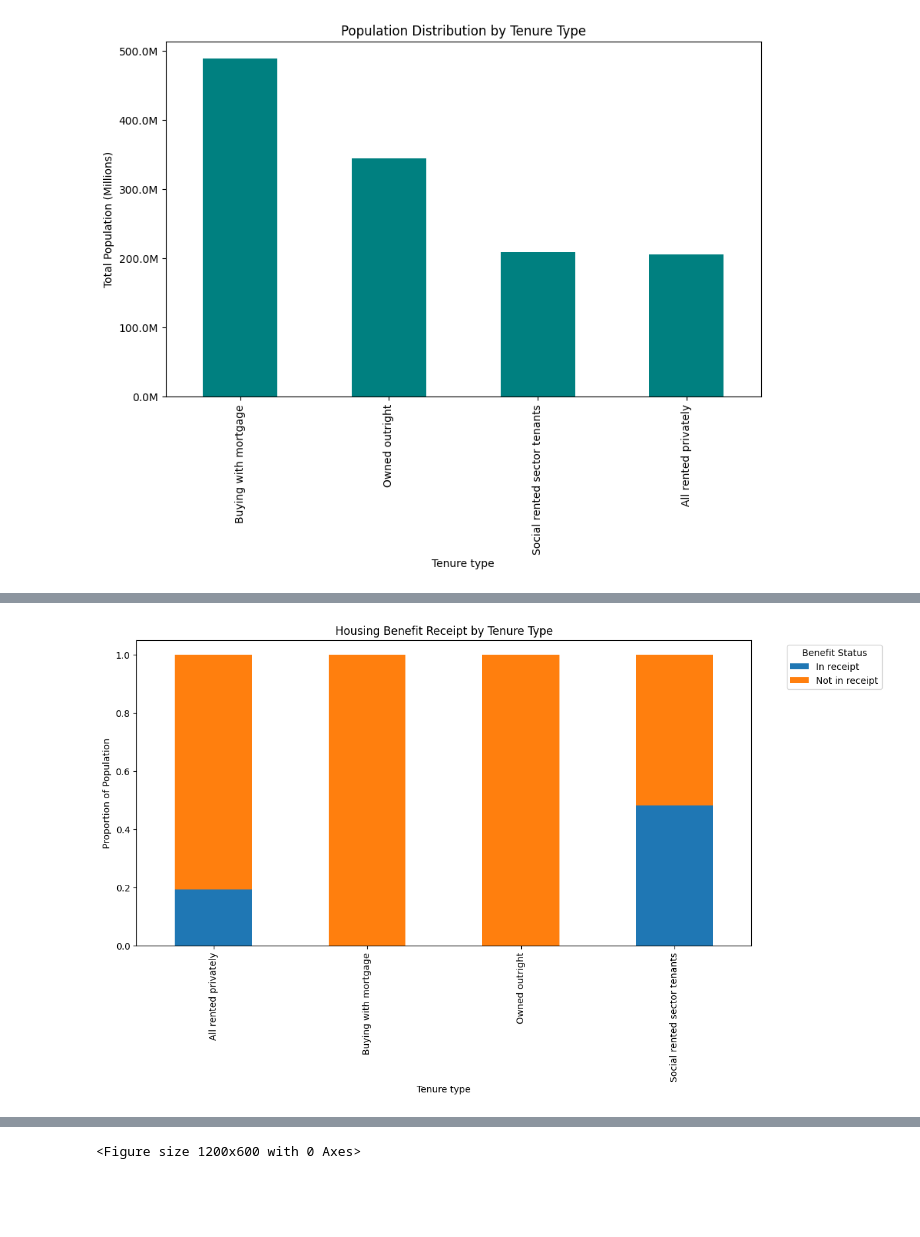
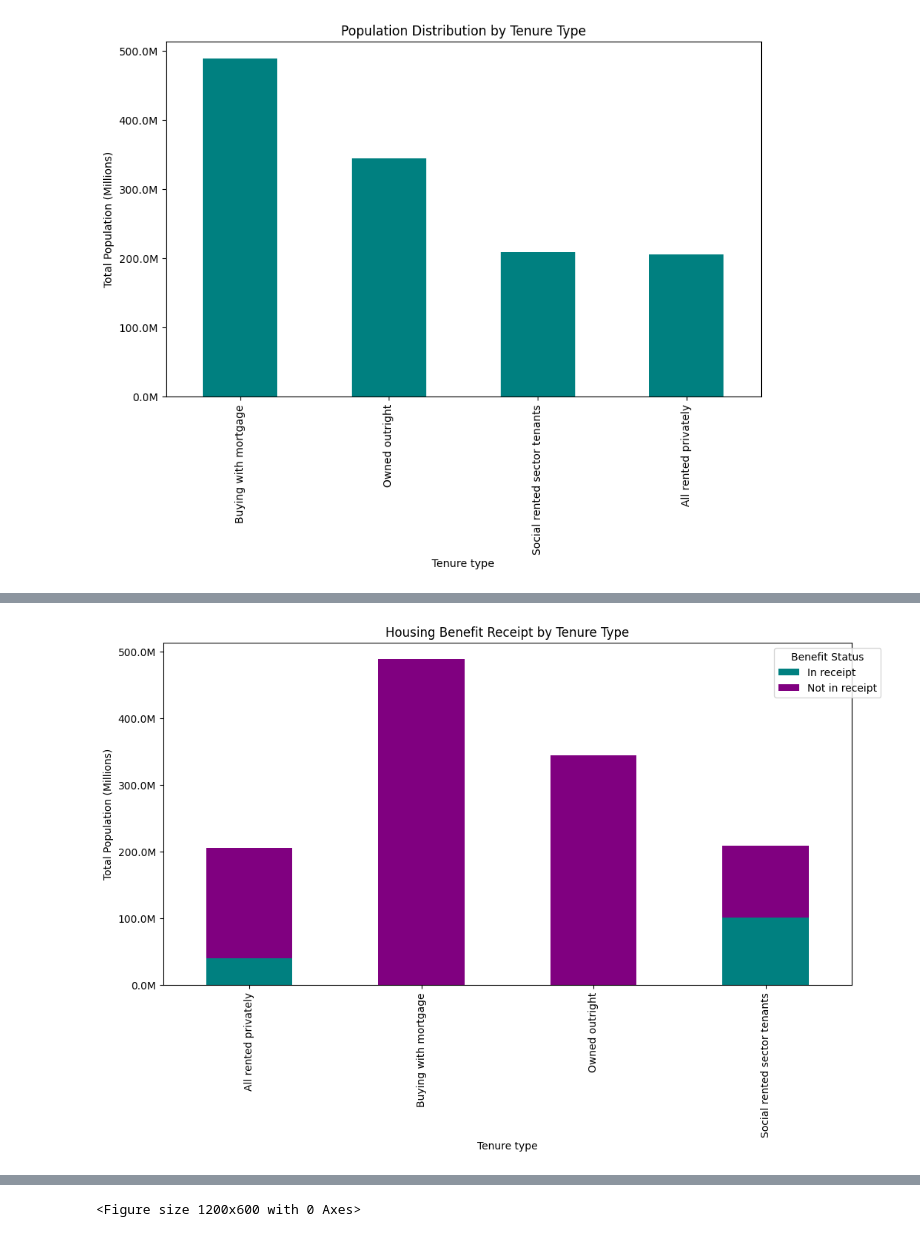
Before and after one commit to DhammikePremachandra/Housing_Tenure_and_Poverty, a Jupyter notebook: Tenure_and_Poverty.ipynb, the cells around one changed output, grey strips where cells are left out. Cells and saved outputs as stored; diff of their text form; code cells hidden in the pictures; blank space fills up the shorter version.

Commit message:
Analysed how does housing cost and tenure type push people into poverty

```diff
--- a/Tenure_and_Poverty.ipynb
+++ b/Tenure_and_Poverty.ipynb
@@ -404,17 +485,20 @@ plt.show()
 # %%
-# Housing Benefit Analysis.
+# Exploring Housing Benefit.
 benefit_analysis = df.pivot_table(
     index='Tenure type',
     columns='Housing benefit',
     values='Total population',
     aggfunc='sum'
-).apply(lambda x: x/x.sum(), axis=1)
+)
 
-benefit_analysis.plot(kind='bar', stacked=True, figsize=(12,6))
+# Plotting the stacked bar chart.
+benefit_analysis.plot(kind='bar', stacked=True, figsize=(12,6), color=['teal', 'purple'])
 plt.title('Housing Benefit Receipt by Tenure Type')
-plt.ylabel('Proportion of Population')
+plt.ylabel('Total Population (Millions)')
 plt.legend(title='Benefit Status', bbox_to_anchor=(1.05, 1))
+plt.gca().yaxis.set_major_formatter\
+    (plt.FuncFormatter(lambda x, _: f'{x/1e6:.1f}M'))
 plt.show()
 # %% [output]
-[figure, old version]
+[figure, new version]
 # %%
```
Also changed, not shown: parts of 11 cells of this notebook.
